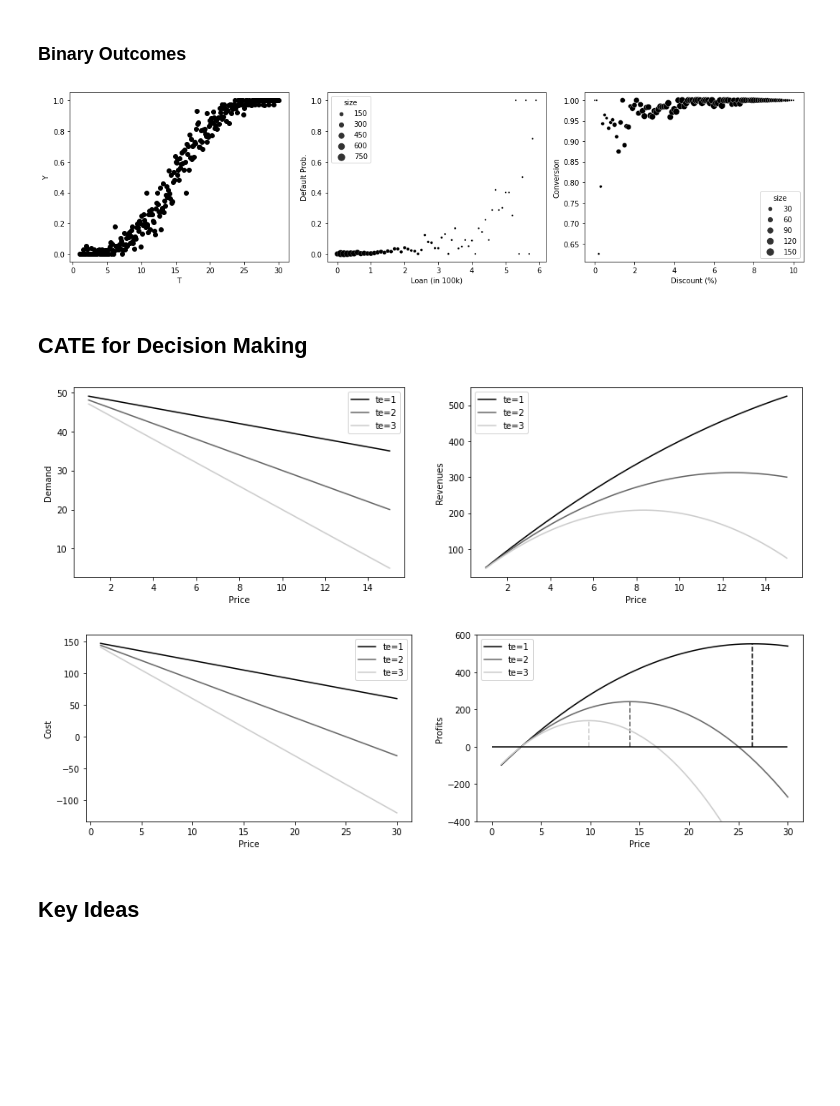
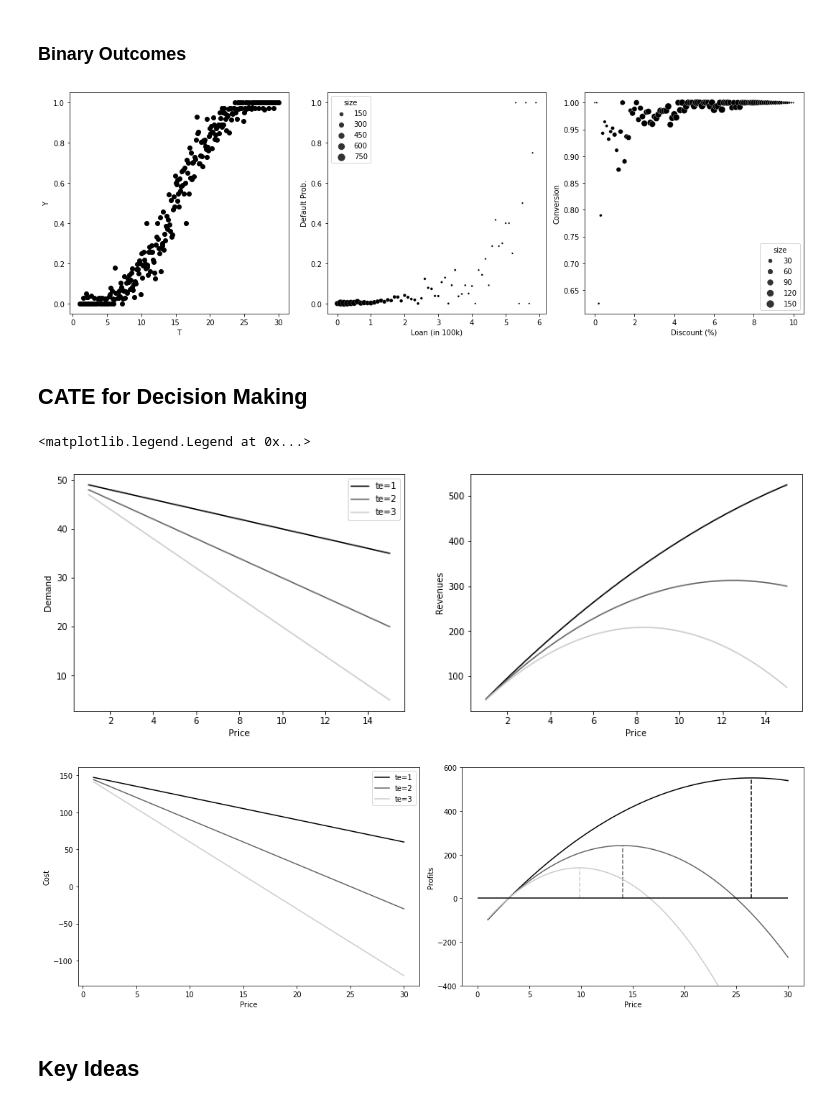
Before and after one commit to matheusfacure/causal-inference-in-python-code, a Jupyter notebook: causal-inference-in-python/06-Effect-Heterogeneity.ipynb, the cells around one changed output. Cells and saved outputs as stored; diff of their text form; code cells hidden in the pictures; blank space fills up the shorter version.

```diff
--- a/causal-inference-in-python/06-Effect-Heterogeneity.ipynb
+++ b/causal-inference-in-python/06-Effect-Heterogeneity.ipynb
@@ -14,6 +14,7 @@ import numpy as np
 from matplotlib import pyplot as plt
 import seaborn as sns
 
+import matplotlib
 
 from cycler import cycler
 
@@ -23,3 +24,5 @@ linestyle=['-', '--', ':', '-.']
 marker=['o', 'v', 'd', 'p']
 
 plt.rc('axes', prop_cycle=default_cycler)
+
+matplotlib.rcParams.update({'font.size': 18})
@@ -273,7 +285,7 @@ plt.xlabel("T");
 # %%
 np.random.seed(123)
 
-fig, (ax1, ax2, ax3) = plt.subplots(1, 3, figsize=(15, 4))
+fig, (ax1, ax2, ax3) = plt.subplots(1, 3, figsize=(15, 5))
 
 n = 10000
 t = np.random.uniform(1, 30, size=n).round(1)
@@ -288,42 +300,42 @@ ax1.set_xlabel("T")
 
 
 n = 10000
 t = np.random.exponential(1, n).round(1).clip(0, 8)
 y = (np.random.normal(t, 2, size=n) > 6).astype(int)
 
 df_sim = (pd.DataFrame(dict(t=t, y=y, size=1))
           .query("t<6")
           .groupby("t")
           .agg({"y":"mean", "size":"sum"})
           .reset_index())
 
 sns.scatterplot(data=df_sim, y="y", x="t", size="size", ax=ax2, sizes=(5,100))
 ax2.set_ylabel("Default Prob.")
 ax2.set_xlabel("Loan (in 100k)")
 
 
 n = 10000
 t = np.random.beta(2, 2, n).round(2)*10
 y = (np.random.normal(5+t, 4, size=n) > 0).astype(int)
 
 df_sim = (pd.DataFrame(dict(t=t, y=y, size=1))
           .groupby("t")
           .agg({"y":"mean", "size":"sum"})
           .reset_index())
 
 sns.scatterplot(data=df_sim, y="y", x="t", size="size", ax=ax3, sizes=(5,100))
 ax3.set_ylabel("Conversion")
 ax3.set_xlabel("Discount (%)")
-plt.tight_layout();
+plt.tight_layout()
 # %% [output]
-[figure, old version]
+[figure, new version]
 # %% [markdown]
 ## CATE for Decision Making
 # %%
 def demand(price, tau):
     return 50-tau*price
 
-fig, (ax1, ax2) = plt.subplots(1, 2, figsize=(15, 4))
+fig, (ax1, ax2) = plt.subplots(1, 2, figsize=(15, 5))
 
 prices = np.linspace(1, 15)
 
@@ -338,10 +350,10 @@ ax1.set_xlabel("Price")
 ax2.set_ylabel("Revenues")
 ax2.set_xlabel("Price")
 
-ax2.legend()
-ax1.legend();
+ax1.legend()
 # %% [output]
+<matplotlib.legend.Legend at 0x...>
-[figure, old version]
+[figure, new version]
 # %%
 def cost(q):
     return q*3
@@ -352,7 +364,7 @@ def profit(price, tau):
 
 prices = np.linspace(1, 30)
 
-fig, (ax1, ax2) = plt.subplots(1, 2, figsize=(15, 4))
+fig, (ax1, ax2) = plt.subplots(1, 2, figsize=(15, 5))
 
 for i, tau in enumerate([1, 2, 3]):
     profits = profit(prices, tau)
@@ -367,14 +379,16 @@ for i, tau in enumerate([1, 2, 3]):
 
 
 ax2.hlines(0, 0, max(prices), color="black")
-ax2.legend()
+# ax2.legend()
 ax2.set_ylabel("Profits")
 ax2.set_xlabel("Price");
 
 ax1.legend()
 ax1.set_ylabel("Cost")
-ax1.set_xlabel("Price");
+ax1.set_xlabel("Price")
+
+plt.tight_layout()
 # %% [output]
-[figure, old version]
+[figure, new version]
 # %% [markdown]
 ## Key Ideas
```
Also changed, not shown: parts of 12 cells of this notebook, 1 other file.
